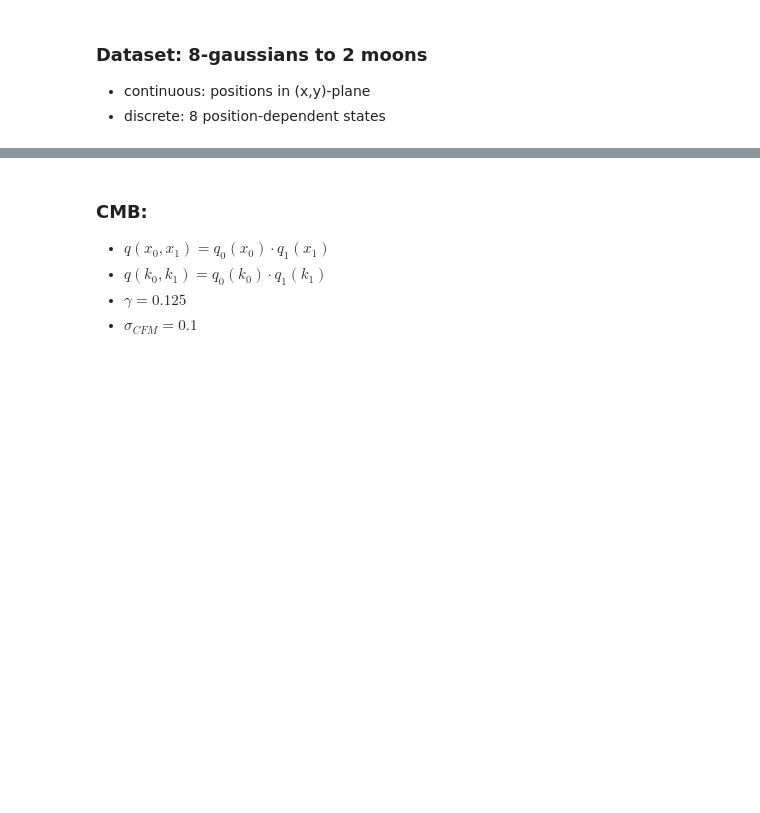
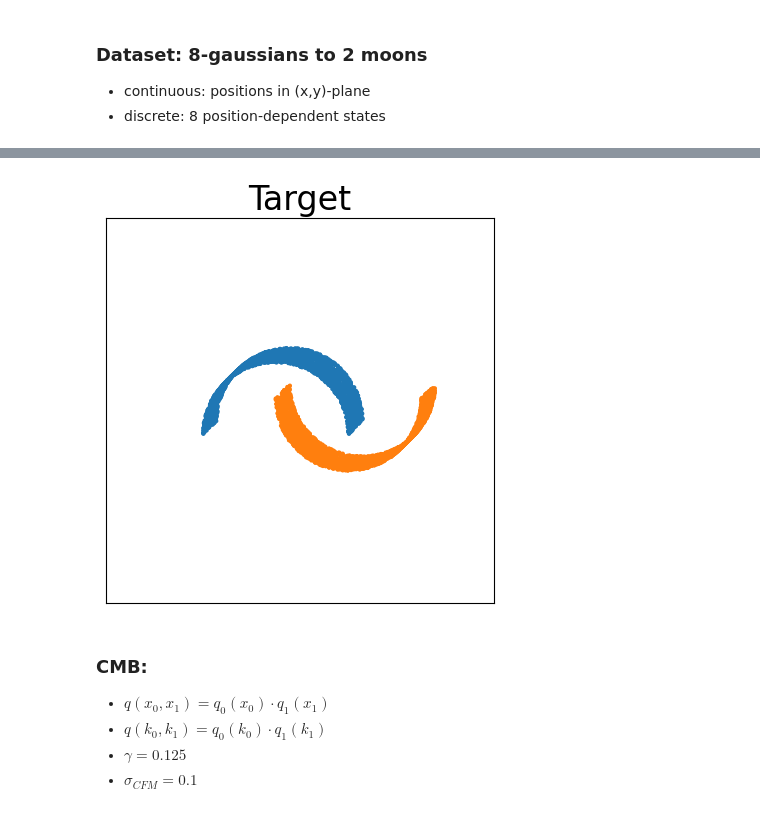
Before and after one commit to dfaroughy/CMB, a Jupyter notebook: examples/8gauss2moons/8gaussian2moons.ipynb, the cells around one changed output, grey strips where cells are left out. Cells and saved outputs as stored; diff of their text form; code cells hidden in the pictures; blank space fills up the shorter version.

```diff
--- a/examples/8gauss2moons/8gaussian2moons.ipynb
+++ b/examples/8gauss2moons/8gaussian2moons.ipynb
@@ -25,3 +40,29 @@ plt.show()
+# %%
+import torch
+
+num_points = 10000
+_, ax = plt.subplots(1, 1, figsize=(5,5))
+
+source_disc = torch.cat([toys.target.discrete, toys.source.discrete], dim=0)
+source = torch.cat([toys.target.continuous, 10*toys.source.continuous], dim=0)
+
+# shuffle rows:
+
+idx = torch.randperm(source_disc.shape[0])
+source_disc = source_disc[idx]
+source = source[idx]
+
+
+c = source_disc[:num_points]
+ax.scatter(source[:num_points, 0], source[:num_points, 1], s=4, c=c, cmap='tab10')
+plt.xlim(-8, 8)
+plt.ylim(-8, 8)
+plt.xticks([])
+plt.yticks([])
+plt.title('Target', fontsize=24)
+plt.show()
+# %% [output]
+[figure, added]
 # %%
 import torch
 from dataclasses import dataclass
```
Also changed, not shown: parts of 2 cells of this notebook, 8 other files.
